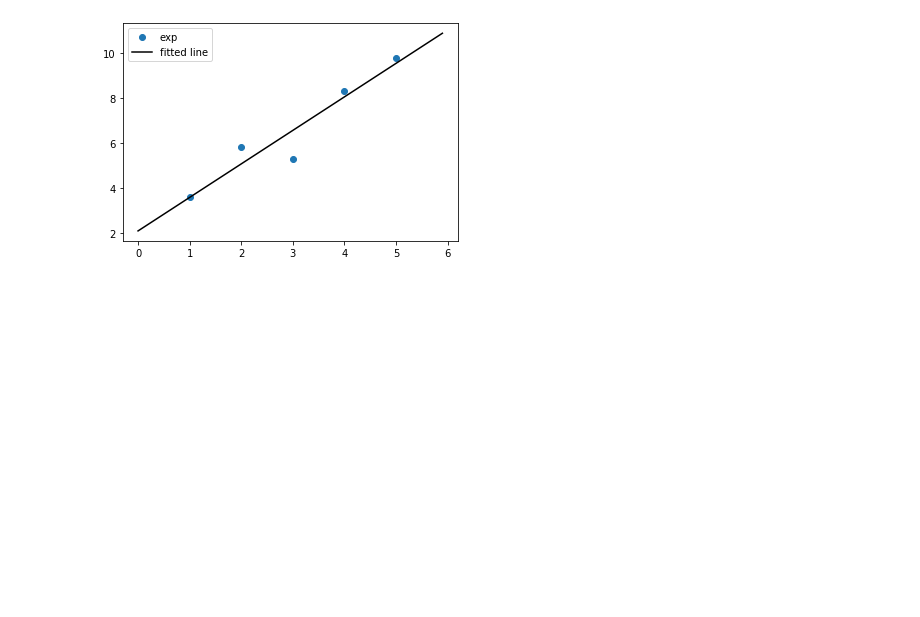
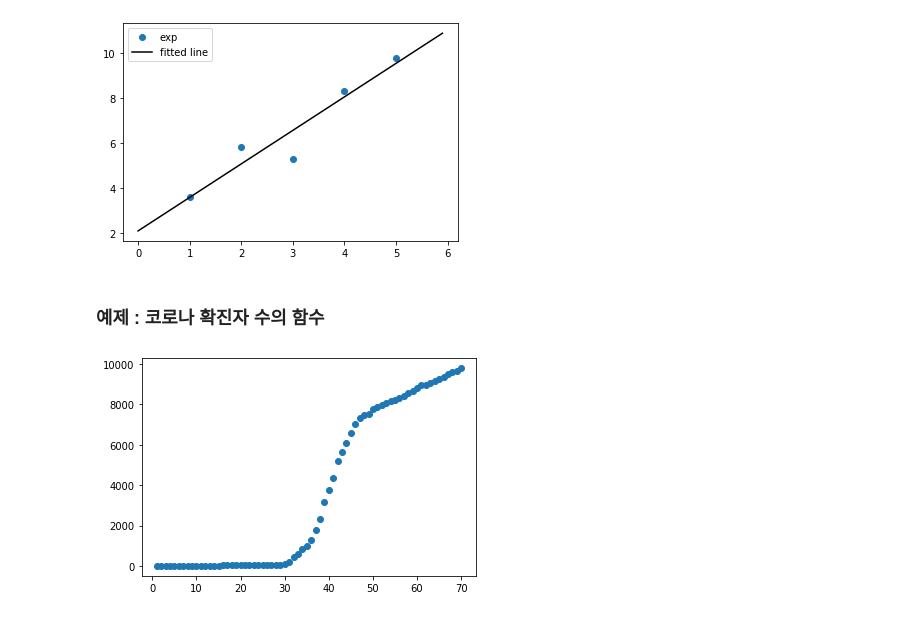
Before and after one commit to bjmin/bmin_comphys, a Jupyter notebook: cp04/comphys04-2.ipynb, the cells around one changed output. Saved outputs shown, nothing was run; the diff lists cells and outputs as text; code cells hidden in the pictures; blank space fills up the shorter version.

```diff
--- a/cp04/comphys04-2.ipynb
+++ b/cp04/comphys04-2.ipynb
@@ -118,3 +113,28 @@ plt.plot(x,func(x, popt[0], popt[1]), 'k-',label='fitted line');
 plt.legend();
 # %% [output]
 [figure]
+# %% [markdown]
+### 예제 : 코로나 확진자 수의 함수
+# %%
+# 이전처럼 데이터를 불러옵니다.
+# 다음의 코드를 이용하세요.
+import csv
+
+f=open('../as/data/countries.csv', newline='')
+reader = csv.reader(f)
+countries = list(reader)
+
+name=[str(x[1]) for x in countries[1:]]
+nc=[]
+ind=0
+for i in name:
+    temp=[[i,float(x[2]),float(x[3]),float(x[4])] for x in countries[1:] if x[1]==i]
+    nc.append(temp)
+    ind += 1
+# nc[90]: Korea
+# %%
+nkorea=np.array([i[1] for i in nc[90]]) # 한국 확진자 수의 리스트
+days=np.arange(1,len(nkorea)+1,1) # 날짜 리스트
+plt.plot(days,nkorea,'o');
+# %% [output]
+[figure, added]
```
Also changed, not shown: parts of 5 cells of this notebook.
